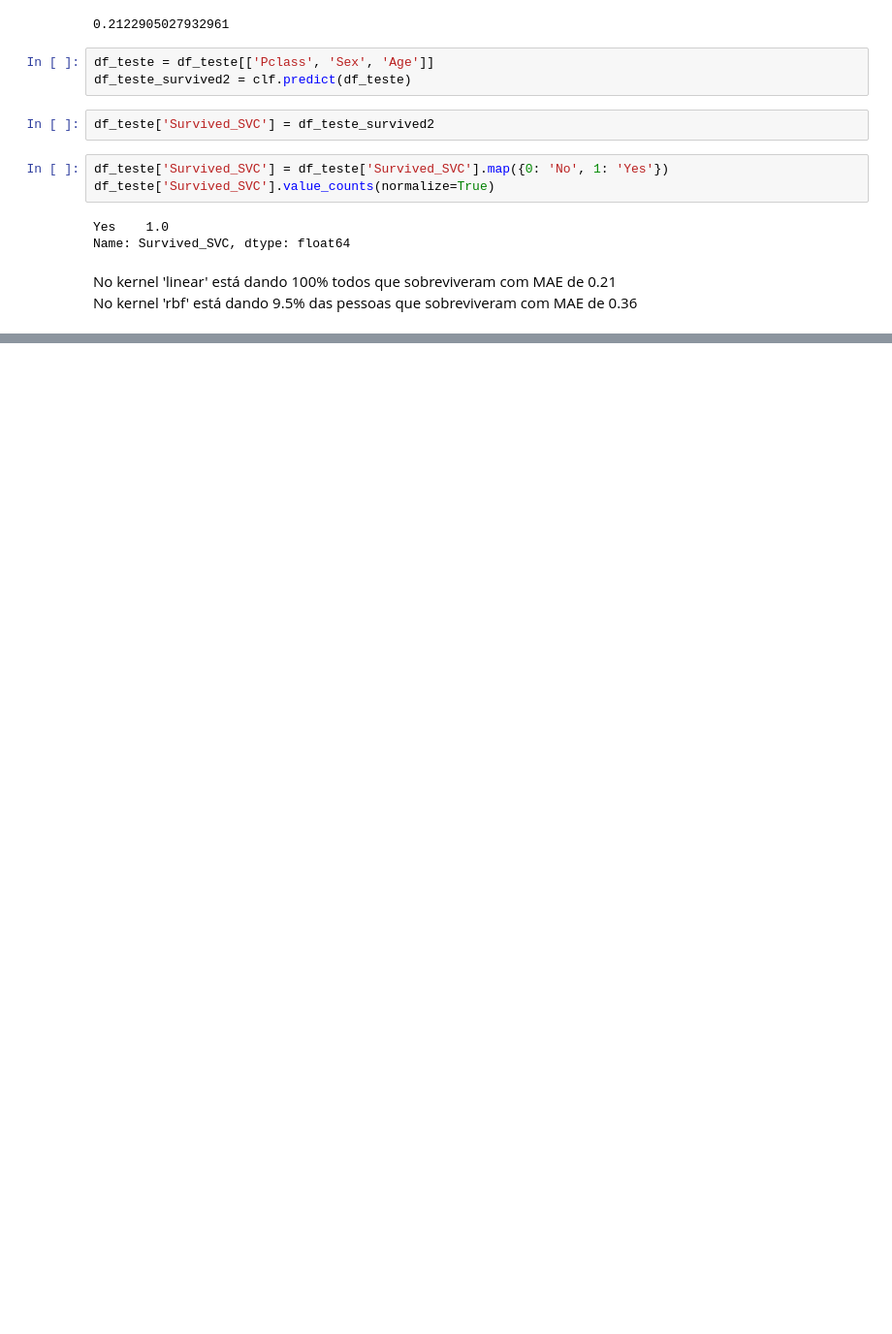
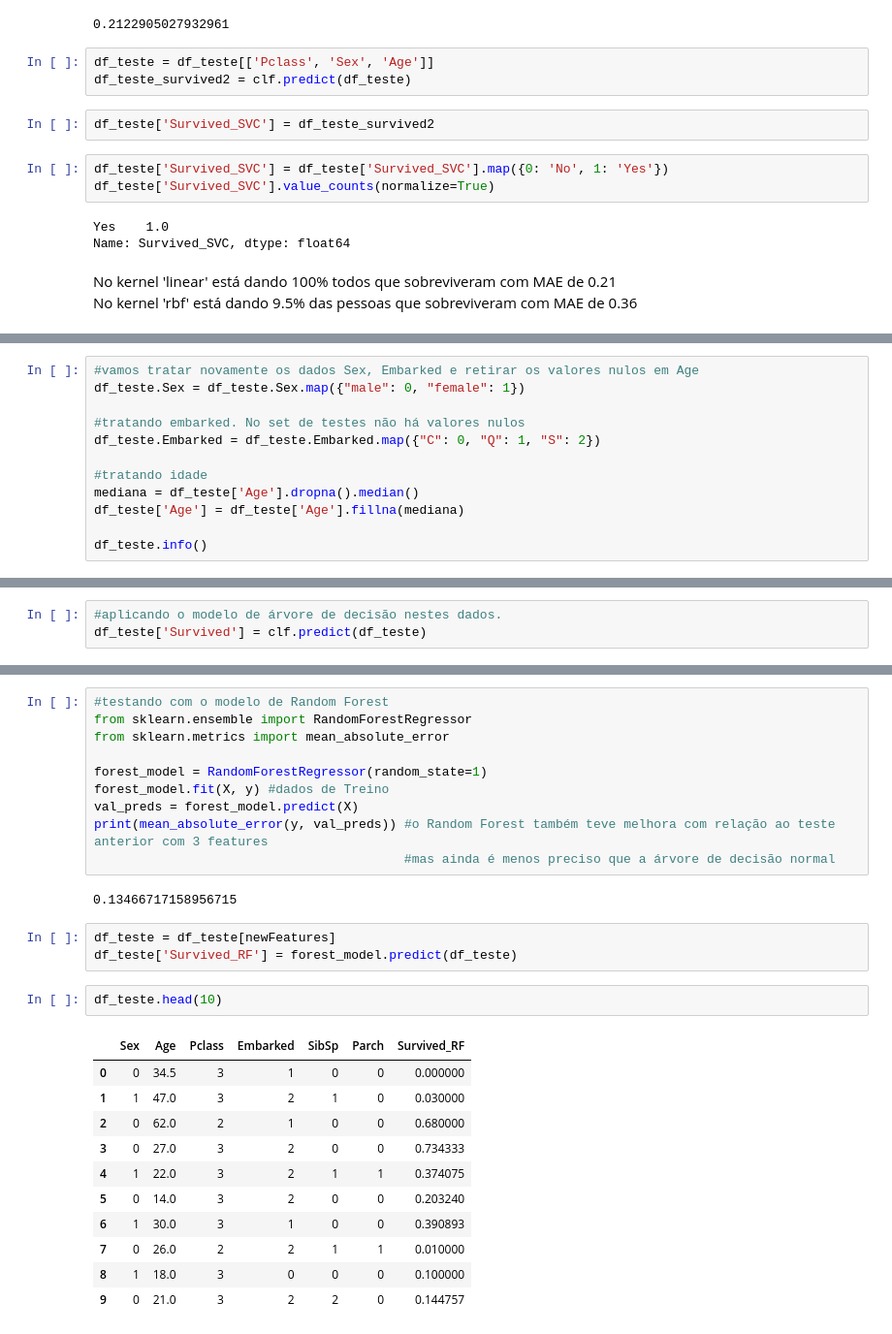
Before and after one commit to Lucas-Rocha2Ey/data-science-titanic, a Jupyter notebook: Titanic.ipynb, the cells around one changed output, grey strips where cells are left out. Shown at 97% size. Saved outputs shown, nothing was run; the diff lists cells and outputs as text; blank space fills up the shorter version.

Commit message:
Adicionado features e comparando modelos

```diff
--- a/Titanic.ipynb
+++ b/Titanic.ipynb
@@ -680,0 +894,12 @@ No kernel 'rbf' está dando 9.5% das pessoas que sobreviveram com MAE de 0.36
+# %%
+#vamos tratar novamente os dados Sex, Embarked e retirar os valores nulos em Age
+df_teste.Sex = df_teste.Sex.map({"male": 0, "female": 1})
+
+#tratando embarked. No set de testes não há valores nulos
+df_teste.Embarked = df_teste.Embarked.map({"C": 0, "Q": 1, "S": 2})
+
+#tratando idade
+mediana = df_teste['Age'].dropna().median()
+df_teste['Age'] = df_teste['Age'].fillna(mediana)
+
+df_teste.info()
@@ -680,0 +929,3 @@ No kernel 'rbf' está dando 9.5% das pessoas que sobreviveram com MAE de 0.36
+# %%
+#aplicando o modelo de árvore de decisão nestes dados.
+df_teste['Survived'] = clf.predict(df_teste)
@@ -680,0 +960,29 @@ No kernel 'rbf' está dando 9.5% das pessoas que sobreviveram com MAE de 0.36
+# %%
+#testando com o modelo de Random Forest
+from sklearn.ensemble import RandomForestRegressor
+from sklearn.metrics import mean_absolute_error
+
+forest_model = RandomForestRegressor(random_state=1)
+forest_model.fit(X, y) #dados de Treino
+val_preds = forest_model.predict(X)
+print(mean_absolute_error(y, val_preds)) #o Random Forest também teve melhora com relação ao teste anterior com 3 features
+                                         #mas ainda é menos preciso que a árvore de decisão normal
+# %% [output]
+0.13466717158956715
+# %%
+df_teste = df_teste[newFeatures]
+df_teste['Survived_RF'] = forest_model.predict(df_teste)
+# %%
+df_teste.head(10)
+# %% [output]
+|  | Sex | Age | Pclass | Embarked | SibSp | Parch | Survived_RF |
+| 0 | 0 | 34.5 | 3 | 1 | 0 | 0 | 0.000000 |
+| 1 | 1 | 47.0 | 3 | 2 | 1 | 0 | 0.030000 |
+| 2 | 0 | 62.0 | 2 | 1 | 0 | 0 | 0.680000 |
+| 3 | 0 | 27.0 | 3 | 2 | 0 | 0 | 0.734333 |
+| 4 | 1 | 22.0 | 3 | 2 | 1 | 1 | 0.374075 |
+| 5 | 0 | 14.0 | 3 | 2 | 0 | 0 | 0.203240 |
+| 6 | 1 | 30.0 | 3 | 1 | 0 | 0 | 0.390893 |
+| 7 | 0 | 26.0 | 2 | 2 | 1 | 1 | 0.010000 |
+| 8 | 1 | 18.0 | 3 | 0 | 0 | 0 | 0.100000 |
+| 9 | 0 | 21.0 | 3 | 2 | 2 | 0 | 0.144757 |
```
Also changed, not shown: parts of 42 cells of this notebook, 1 other file.
